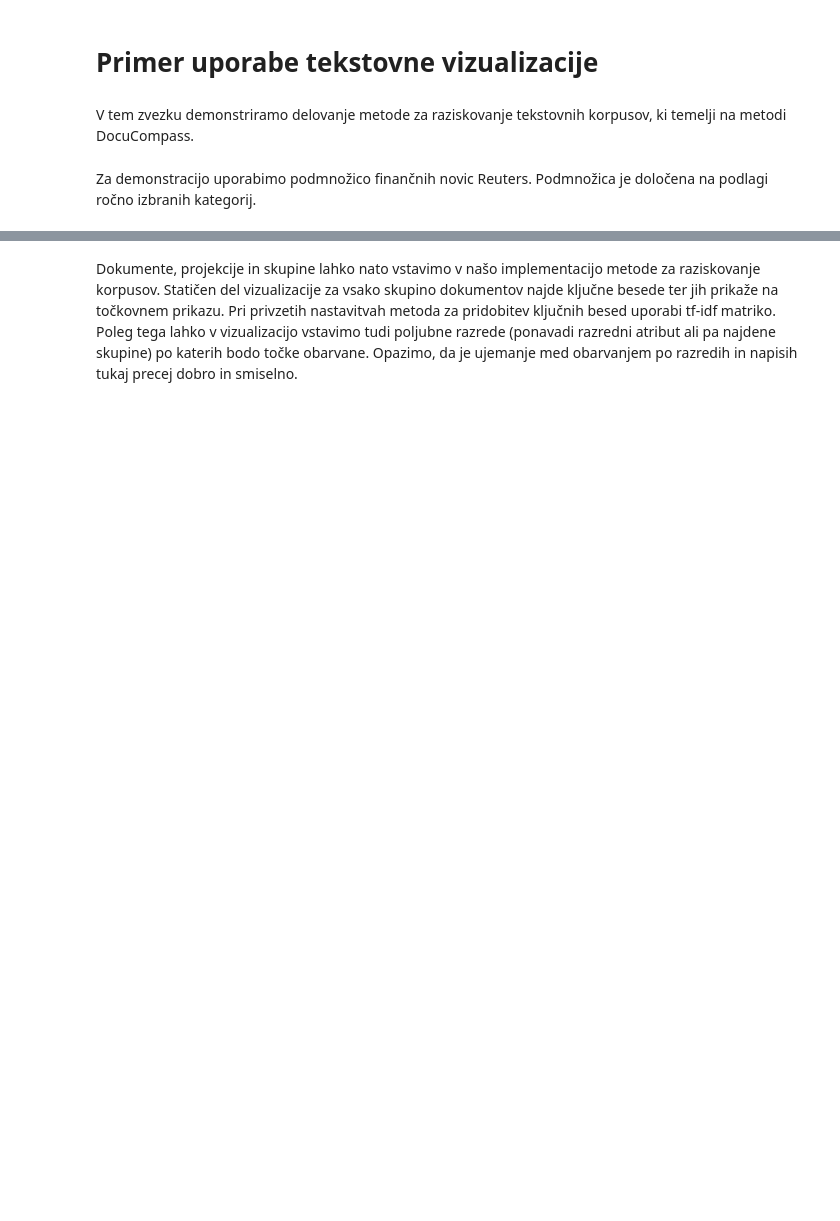
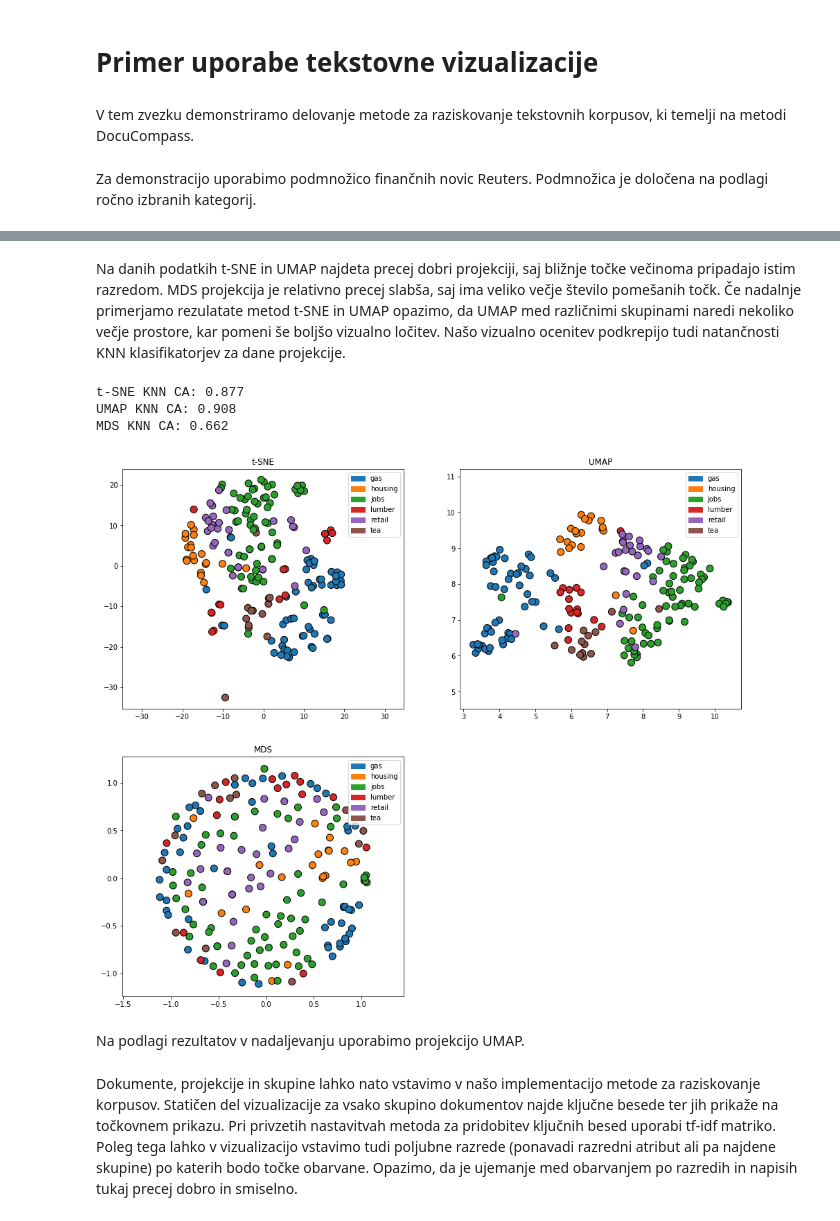
Before and after one commit to simejanko/mag-multidim-proj-visualisation, a Jupyter notebook: showcases/text_exploration.ipynb, the cells around one changed output, grey strips where cells are left out. Drawn from its saved outputs; the diff is of its cells as text; code cells hidden in the pictures; blank space fills up the shorter version.

```diff
--- a/showcases/text_exploration.ipynb
+++ b/showcases/text_exploration.ipynb
@@ -31,8 +32,5 @@ Poleg tekstov metoda kot vhod sprejme poljubno projekcijo dokumentov in poljubno
 tf_vectorizer = TfidfVectorizer(tokenizer=LemmaTokenizer(), preprocessor=remove_non_alphabetic, max_df=0.5)
 tf_idf_matrix = tf_vectorizer.fit_transform(texts).toarray()
 
-tsne = TSNE(perplexity=20, early_exaggeration=30)
-X_em = tsne.fit_transform(tf_idf_matrix)
-
 dbscan = DBSCAN(eps=1, min_samples=4)
 clusters = dbscan.fit_predict(tf_idf_matrix)
@@ -38,0 +39,51 @@ clusters = dbscan.fit_predict(tf_idf_matrix)
+# %%
+from sklearn.neighbors import KNeighborsClassifier
+def evaluate_projection_knn(X_em, y, n=5):
+    knn = KNeighborsClassifier(n_neighbors=n)
+    knn.fit(X_em, y)
+    return knn.score(X_em, y)
+# %% [markdown]
+Na danih podatkih t-SNE in UMAP najdeta precej dobri projekciji, saj bližnje točke večinoma pripadajo istim razredom. MDS projekcija je relativno precej slabša, saj ima veliko večje število pomešanih točk. Če nadalnje primerjamo rezulatate metod t-SNE in UMAP opazimo, da UMAP med različnimi skupinami naredi nekoliko večje prostore, kar pomeni še boljšo vizualno ločitev. Našo vizualno ocenitev podkrepijo tudi natančnosti KNN klasifikatorjev za dane projekcije.
+# %%
+fig = plt.figure(num=None, figsize=(16,14))
+ax1 = fig.add_subplot(221)
+ax2 = fig.add_subplot(222)
+ax3 = fig.add_subplot(223)
+
+
+#t-SNE
+tsne = TSNE(perplexity=20, early_exaggeration=30)
+X_em1 = tsne.fit_transform(tf_idf_matrix)
+
+doc_explorer = DocExplorer()
+doc_explorer.fit(texts, X_em=X_em1, clusters=clusters, ax=ax1)
+doc_explorer.plot_static(classes=categories, plot_keywords=False ,s=100)
+ax1.set_title('t-SNE')
+print("t-SNE KNN CA: {:.3}".format(evaluate_projection_knn(X_em1, categories)))
+
+#UMAP
+from umap import UMAP
+umap = UMAP(n_neighbors=25, min_dist=0.1)
+X_em2 = umap.fit_transform(tf_idf_matrix)
+
+doc_explorer.fit(texts, X_em=X_em2, clusters=clusters, ax=ax2)
+doc_explorer.plot_static(classes=categories, plot_keywords=False ,s=100)
+ax2.set_title('UMAP')
+print("UMAP KNN CA: {:.3}".format(evaluate_projection_knn(X_em2, categories)))
+
+#MDS
+from sklearn.manifold import MDS
+mds = MDS()
+X_em3 = mds.fit_transform(tf_idf_matrix)
+
+doc_explorer.fit(texts, X_em=X_em3, clusters=clusters, ax=ax3)
+doc_explorer.plot_static(classes=categories, plot_keywords=False ,s=100)
+ax3.set_title('MDS')
+print("MDS KNN CA: {:.3}".format(evaluate_projection_knn(X_em3, categories)))
+# %% [output]
+t-SNE KNN CA: 0.877
+UMAP KNN CA: 0.908
+MDS KNN CA: 0.662
+[figure, added]
+# %% [markdown]
+Na podlagi rezultatov v nadaljevanju uporabimo projekcijo UMAP.
```
Also changed, not shown: parts of 13 cells of this notebook, 1 other file.
